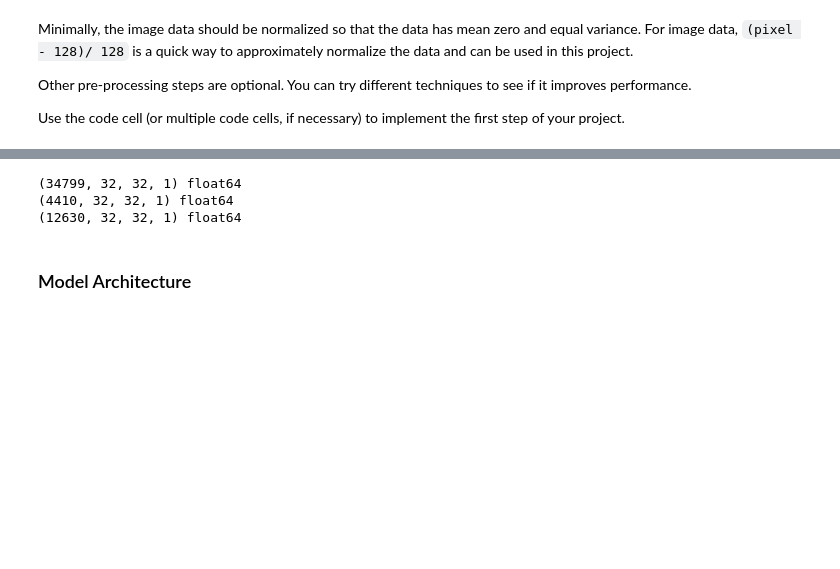
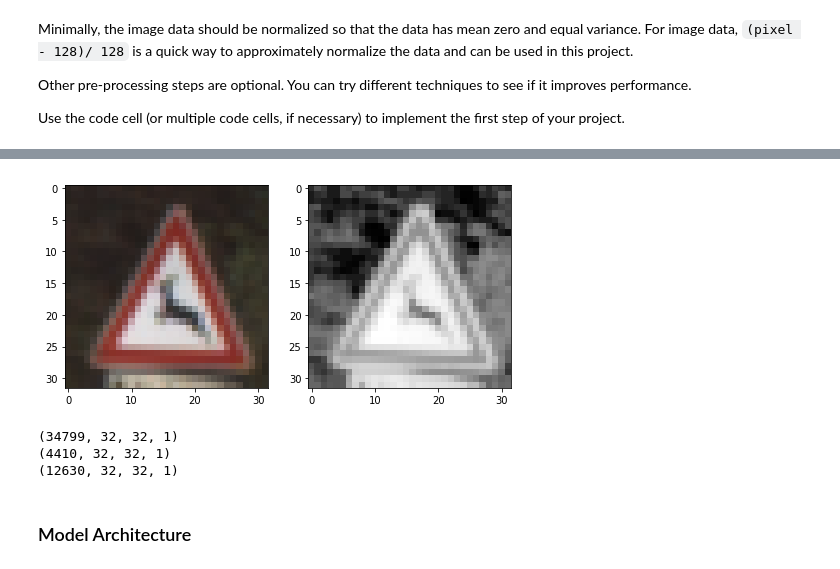
Before and after one commit to jeongwhanchoi/CarND-Traffic-Sign-Classifier, a Jupyter notebook: Traffic_Sign_Classifier.ipynb, the cells around one changed output, grey strips where cells are left out. Saved outputs shown, nothing was run; the diff lists cells and outputs as text; code cells hidden in the pictures; blank space fills up the shorter version.

```diff
--- a/Traffic_Sign_Classifier.ipynb
+++ b/Traffic_Sign_Classifier.ipynb
@@ -190,3 +247,20 @@ def hist_equalize(image):
+# %%
+#example of transformation to gray
+
+# index = 500
+# original_image = X_train[index]
+# # images = X_train.copy()
+# # norm_image = normalize_image(images[index])
+# norm_image = normalize_image(original_image)
+
+fig = plt.figure(figsize=(8,8))
+fig.add_subplot(1, 2, 1)
+plt.imshow(original_image)
+fig.add_subplot(1, 2, 2)
+plt.imshow(norm_image,cmap="gray")
+plt.show()
+# %% [output]
+[figure, added]
 # %%
 # Get the shapes of the datasets
 train_shape = X_train.shape
@@ -211,7 +285,6 @@ X_valid_norm = np.zeros((n_validation, valid_shape[1], valid_shape[2]))
 X_test_norm = np.zeros((n_test, test_shape[1], test_shape[2]))
 
 # Normalizing Training data
-
 for i, img in enumerate(X_train_gray):
     X_train_norm[i] = normalize_image(img)
 
@@ -229,13 +302,13 @@ X_train_norm = X_train_norm[..., None]
 X_valid_norm = X_valid_norm[..., None]
 X_test_norm = X_test_norm[..., None]
 
-print(X_train_norm.shape, X_train_norm.dtype)
-print(X_valid_norm.shape, X_valid_norm.dtype)
-print(X_test_norm.shape, X_test_norm.dtype)
+print(X_train_norm.shape)
+print(X_valid_norm.shape)
+print(X_test_norm.shape)
 # %% [output]
-(34799, 32, 32, 1) float64
-(4410, 32, 32, 1) float64
-(12630, 32, 32, 1) float64
+(34799, 32, 32, 1)
+(4410, 32, 32, 1)
+(12630, 32, 32, 1)
 # %% [markdown]
 ### Model Architecture
 # %%
```
Also changed, not shown: parts of 20 cells of this notebook.
